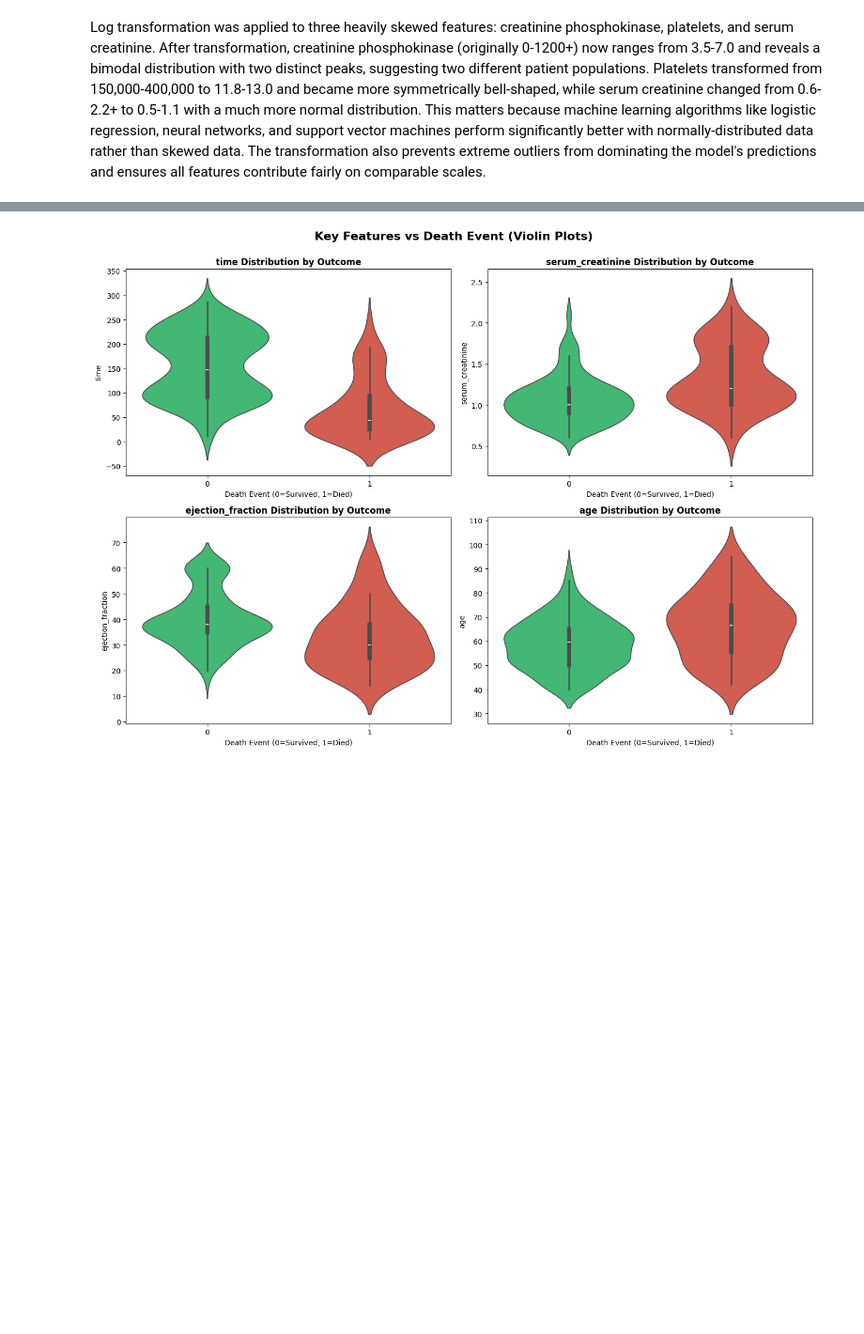
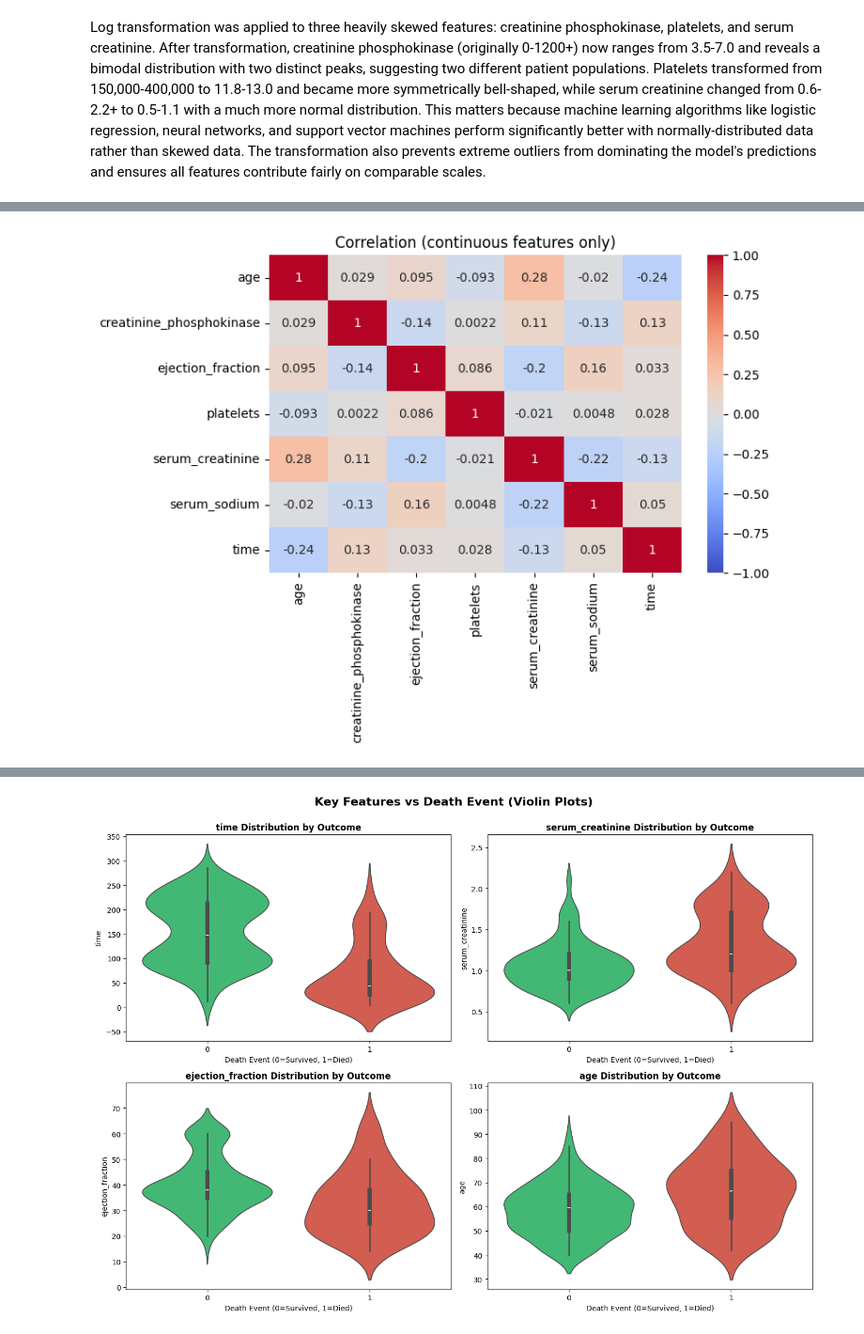
Before and after one commit to dr-malyna/Machine-Learning-Analysis-Medical-Dataset, a Jupyter notebook: machine_learning_analysis_code.ipynb, the cells around one changed output, grey strips where cells are left out. Shown at 94% size. Saved outputs shown, nothing was run; the diff lists cells and outputs as text; code cells hidden in the pictures; blank space fills up the shorter version.

```diff
--- a/machine_learning_analysis_code.ipynb
+++ b/machine_learning_analysis_code.ipynb
@@ -287,0 +239,81 @@ Weak predictors (almost no impact):
+# %%
+import pandas as pd
+import seaborn as sns
+import matplotlib.pyplot as plt
+from lifelines import KaplanMeierFitter
+
+# Correlation (continuous variables only)
+
+cont_cols = ["age", "creatinine_phosphokinase", "ejection_fraction",
+             "platelets", "serum_creatinine", "serum_sodium", "time"]
+
+corr_cont = df[cont_cols].corr(method="pearson")
+
+plt.figure(figsize=(8, 6))
+sns.heatmap(corr_cont, annot=True, cmap="coolwarm", vmin=-1, vmax=1)
+plt.title("Correlation (continuous features only)")
+plt.tight_layout()
+plt.show()
+
+# Kaplan–Meier survival analysis
+
+T = df["time"]          # follow-up time
+E = df["DEATH_EVENT"]   # 1 = event (death), 0 = censored
+
+kmf = KaplanMeierFitter()
+
+# Overall survival curve
+plt.figure(figsize=(7, 5))
+kmf.fit(T, event_observed=E, label="All patients")
+kmf.plot_survival_function()
+plt.title("Kaplan–Meier Survival Curve")
+plt.xlabel("Time (days)")
+plt.ylabel("Survival probability")
+plt.tight_layout()
+plt.show()
+
+# Survival by ejection fraction (low vs high)
+threshold = df["ejection_fraction"].median()
+low_mask = df["ejection_fraction"] <= threshold
+high_mask = df["ejection_fraction"] > threshold
+
+plt.figure(figsize=(7, 5))
+
+kmf_low = KaplanMeierFitter()
+kmf_low.fit(T[low_mask], event_observed=E[low_mask], label="Low EF")
+kmf_low.plot_survival_function()
+
+kmf_high = KaplanMeierFitter()
+kmf_high.fit(T[high_mask], event_observed=E[high_mask], label="High EF")
+kmf_high.plot_survival_function()
+
+plt.title("Kaplan–Meier Survival by Ejection Fraction")
+plt.xlabel("Time (days)")
+plt.ylabel("Survival probability")
+plt.legend()
+plt.tight_layout()
+plt.show()
+
+# split by median age
+age_thr = df["age"].median()
+young = df["age"] <= age_thr
+old   = df["age"] > age_thr
+
+kmf = KaplanMeierFitter()
+
+plt.figure(figsize=(7, 5))
+
+kmf.fit(T[young], event_observed=E[young], label="Younger (≤ median age)")
+kmf.plot_survival_function()
+
+kmf.fit(T[old], event_observed=E[old], label="Older (> median age)")
+kmf.plot_survival_function()
+
+plt.title("Kaplan–Meier Survival by Age Group")
+plt.xlabel("Time (days)")
+plt.ylabel("Survival probability")
+plt.legend()
+plt.tight_layout()
+plt.show()
+# %% [output]
+[figure, added]
```
Also changed, not shown: parts of 16 cells of this notebook.
